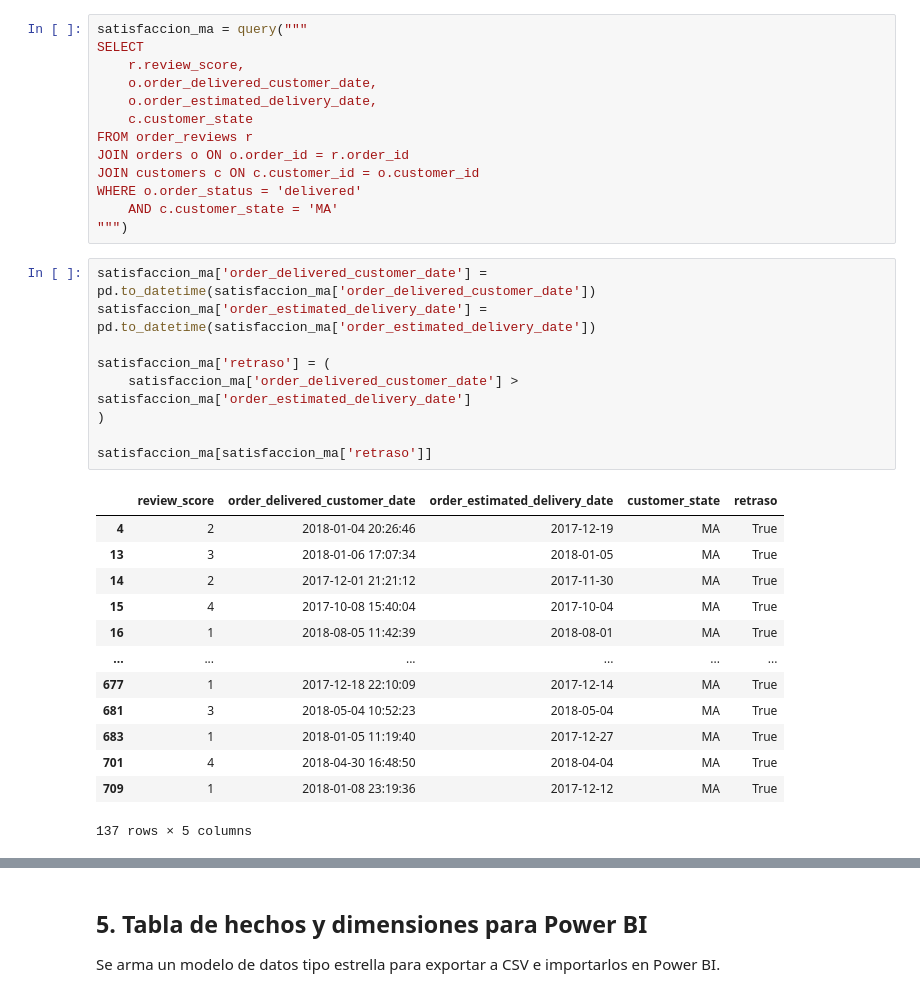
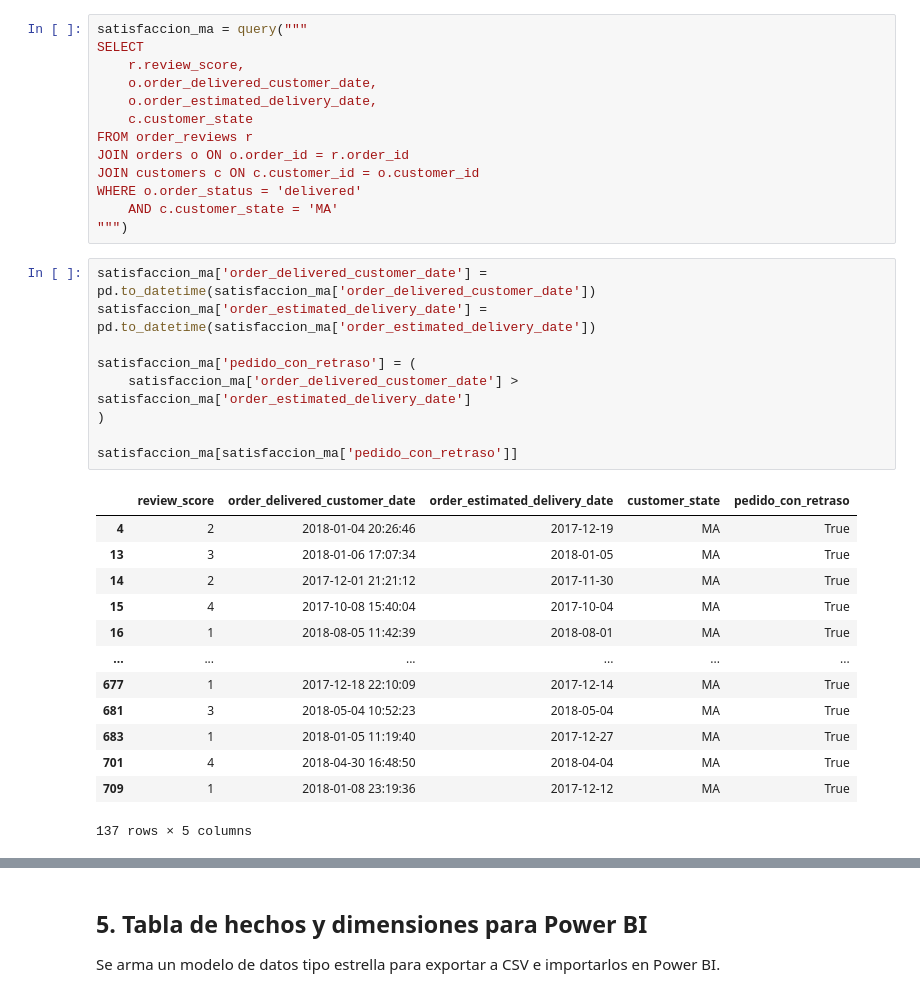
Before and after one commit to Aniibal99/olist-ecommerce, a Jupyter notebook: notebooks/analisis.ipynb, the cells around one changed output, grey strips where cells are left out. Drawn from its saved outputs; the diff is of its cells as text.

```diff
--- a/notebooks/analisis.ipynb
+++ b/notebooks/analisis.ipynb
@@ -112,14 +111,14 @@ WHERE o.order_status = 'delivered'
 # %%
 satisfaccion_ma['order_delivered_customer_date'] = pd.to_datetime(satisfaccion_ma['order_delivered_customer_date'])
 satisfaccion_ma['order_estimated_delivery_date'] = pd.to_datetime(satisfaccion_ma['order_estimated_delivery_date'])
 
-satisfaccion_ma['retraso'] = (
+satisfaccion_ma['pedido_con_retraso'] = (
     satisfaccion_ma['order_delivered_customer_date'] > satisfaccion_ma['order_estimated_delivery_date']
 )
 
-satisfaccion_ma[satisfaccion_ma['retraso']]
+satisfaccion_ma[satisfaccion_ma['pedido_con_retraso']]
 # %% [output]
-|  | review_score | order_delivered_customer_date | order_estimated_delivery_date | customer_state | retraso |
+|  | review_score | order_delivered_customer_date | order_estimated_delivery_date | customer_state | pedido_con_retraso |
 | 4 | 2 | 2018-01-04 20:26:46 | 2017-12-19 | MA | True |
 | 13 | 3 | 2018-01-06 17:07:34 | 2018-01-05 | MA | True |
 | 14 | 2 | 2017-12-01 21:21:12 | 2017-11-30 | MA | True |
```
Also changed, not shown: parts of 9 cells of this notebook.
